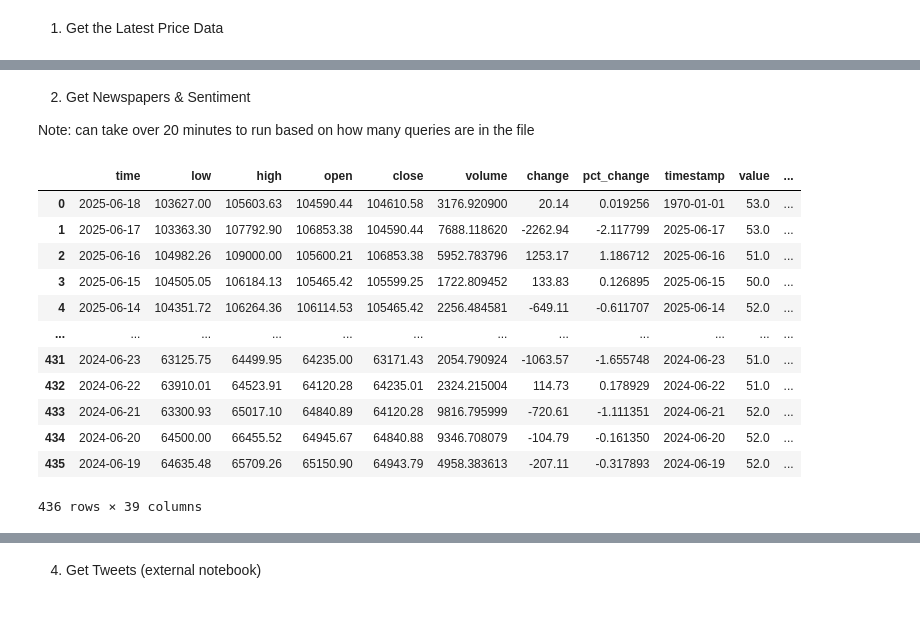
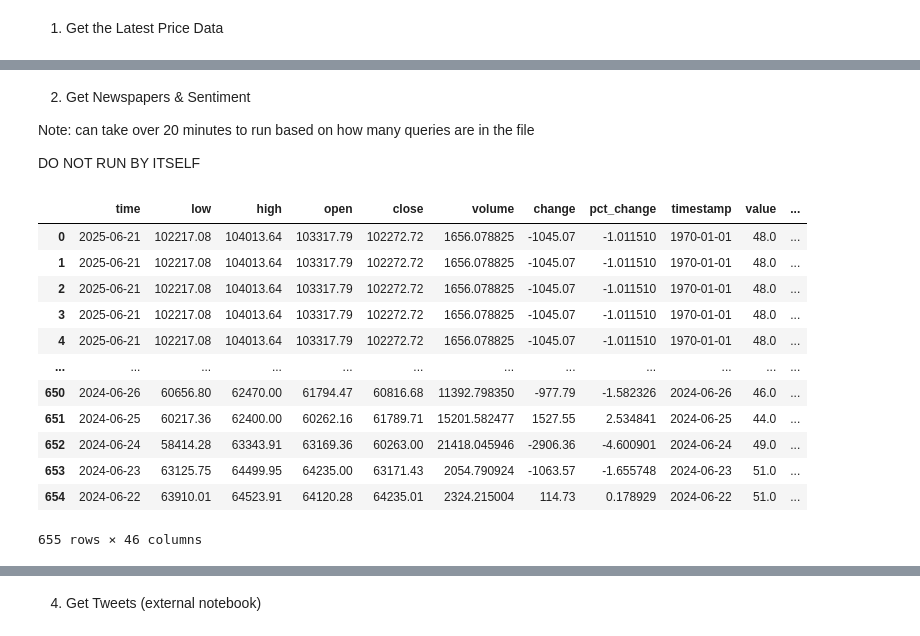
Before and after one commit to matteoshafer/cryptoTrading_fork, a Jupyter notebook: START_HERE.ipynb, the cells around one changed output, grey strips where cells are left out. Cells and saved outputs as stored; diff of their text form; code cells hidden in the pictures.

Commit message:
fixes to the newspaper function

```diff
--- a/START_HERE.ipynb
+++ b/START_HERE.ipynb
@@ -19,20 +19,22 @@ warnings.filterwarnings('ignore')
 2. Get Newspapers & Sentiment
 
 Note: can take over 20 minutes to run based on how many queries are in the file
+
+DO NOT RUN BY ITSELF
 # %%
-cn = newspaper_sentiment_pipeline(COIN, newspaper_path=f'newspapers/{COIN}_newspapers.csv', queries_path='queries.txt')
+cn = newspaper_sentiment_pipeline(COIN, newspaper_path=None, queries_path='queries.txt')
 cn
 # %% [output]
 |  | time | low | high | open | close | volume | change | pct_change | timestamp | value | ... |
-| 0 | 2025-06-18 | 103627.00 | 105603.63 | 104590.44 | 104610.58 | 3176.920900 | 20.14 | 0.019256 | 1970-01-01 | 53.0 | ... |
-| 1 | 2025-06-17 | 103363.30 | 107792.90 | 106853.38 | 104590.44 | 7688.118620 | -2262.94 | -2.117799 | 2025-06-17 | 53.0 | ... |
-| 2 | 2025-06-16 | 104982.26 | 109000.00 | 105600.21 | 106853.38 | 5952.783796 | 1253.17 | 1.186712 | 2025-06-16 | 51.0 | ... |
-| 3 | 2025-06-15 | 104505.05 | 106184.13 | 105465.42 | 105599.25 | 1722.809452 | 133.83 | 0.126895 | 2025-06-15 | 50.0 | ... |
-| 4 | 2025-06-14 | 104351.72 | 106264.36 | 106114.53 | 105465.42 | 2256.484581 | -649.11 | -0.611707 | 2025-06-14 | 52.0 | ... |
+| 0 | 2025-06-21 | 102217.08 | 104013.64 | 103317.79 | 102272.72 | 1656.078825 | -1045.07 | -1.011510 | 1970-01-01 | 48.0 | ... |
+| 1 | 2025-06-21 | 102217.08 | 104013.64 | 103317.79 | 102272.72 | 1656.078825 | -1045.07 | -1.011510 | 1970-01-01 | 48.0 | ... |
+| 2 | 2025-06-21 | 102217.08 | 104013.64 | 103317.79 | 102272.72 | 1656.078825 | -1045.07 | -1.011510 | 1970-01-01 | 48.0 | ... |
+| 3 | 2025-06-21 | 102217.08 | 104013.64 | 103317.79 | 102272.72 | 1656.078825 | -1045.07 | -1.011510 | 1970-01-01 | 48.0 | ... |
+| 4 | 2025-06-21 | 102217.08 | 104013.64 | 103317.79 | 102272.72 | 1656.078825 | -1045.07 | -1.011510 | 1970-01-01 | 48.0 | ... |
 | ... | ... | ... | ... | ... | ... | ... | ... | ... | ... | ... | ... |
-| 431 | 2024-06-23 | 63125.75 | 64499.95 | 64235.00 | 63171.43 | 2054.790924 | -1063.57 | -1.655748 | 2024-06-23 | 51.0 | ... |
-| 432 | 2024-06-22 | 63910.01 | 64523.91 | 64120.28 | 64235.01 | 2324.215004 | 114.73 | 0.178929 | 2024-06-22 | 51.0 | ... |
-| 433 | 2024-06-21 | 63300.93 | 65017.10 | 64840.89 | 64120.28 | 9816.795999 | -720.61 | -1.111351 | 2024-06-21 | 52.0 | ... |
-| 434 | 2024-06-20 | 64500.00 | 66455.52 | 64945.67 | 64840.88 | 9346.708079 | -104.79 | -0.161350 | 2024-06-20 | 52.0 | ... |
-| 435 | 2024-06-19 | 64635.48 | 65709.26 | 65150.90 | 64943.79 | 4958.383613 | -207.11 | -0.317893 | 2024-06-19 | 52.0 | ... |
+| 650 | 2024-06-26 | 60656.80 | 62470.00 | 61794.47 | 60816.68 | 11392.798350 | -977.79 | -1.582326 | 2024-06-26 | 46.0 | ... |
+| 651 | 2024-06-25 | 60217.36 | 62400.00 | 60262.16 | 61789.71 | 15201.582477 | 1527.55 | 2.534841 | 2024-06-25 | 44.0 | ... |
+| 652 | 2024-06-24 | 58414.28 | 63343.91 | 63169.36 | 60263.00 | 21418.045946 | -2906.36 | -4.600901 | 2024-06-24 | 49.0 | ... |
+| 653 | 2024-06-23 | 63125.75 | 64499.95 | 64235.00 | 63171.43 | 2054.790924 | -1063.57 | -1.655748 | 2024-06-23 | 51.0 | ... |
+| 654 | 2024-06-22 | 63910.01 | 64523.91 | 64120.28 | 64235.01 | 2324.215004 | 114.73 | 0.178929 | 2024-06-22 | 51.0 | ... |
-436 rows × 39 columns
+655 rows × 46 columns
```
Also changed, not shown: parts of 2 cells of this notebook, 4 other files.
